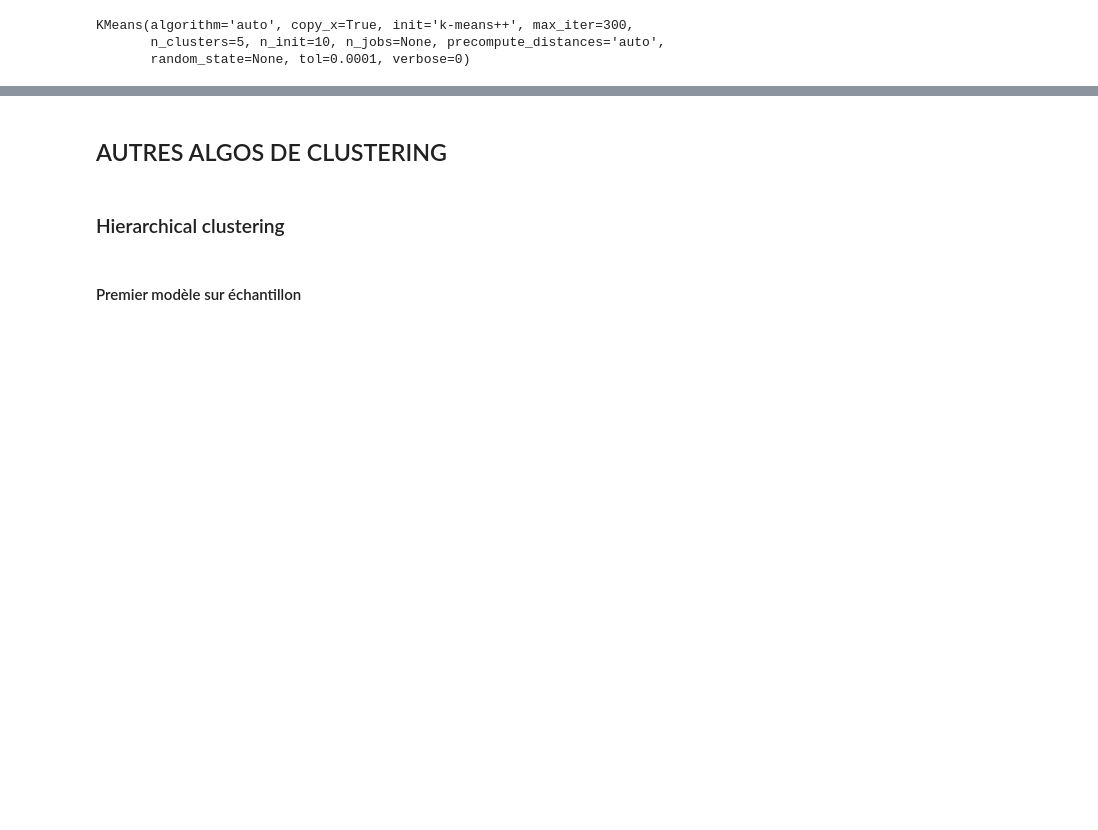
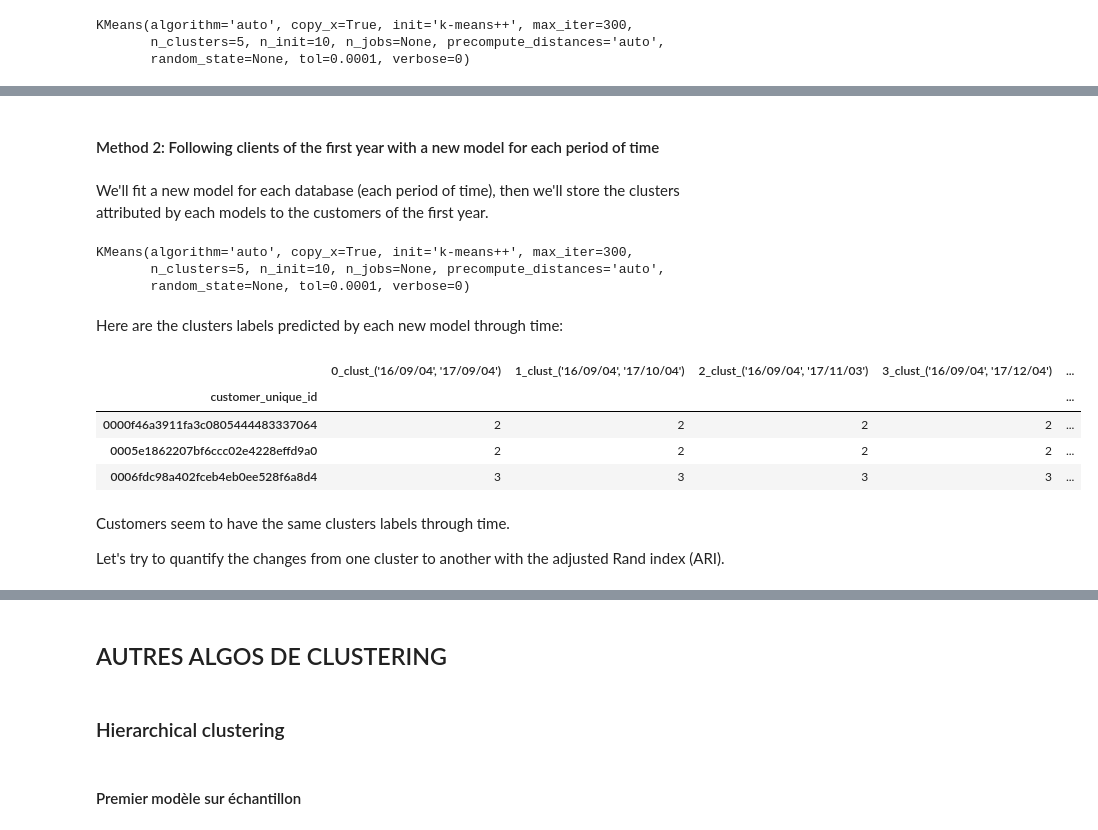
Before and after one commit to SmellyArmure/OC_DS_Project5, a Jupyter notebook: NOTEBOOKS/P5_Clustering.ipynb, the cells around one changed output, grey strips where cells are left out. Cells and saved outputs as stored; diff of their text form; code cells hidden in the pictures; blank space fills up the shorter version.

```diff
--- a/NOTEBOOKS/P5_Clustering.ipynb
+++ b/NOTEBOOKS/P5_Clustering.ipynb
@@ -1536,0 +1624,4 @@ df_clust_1st_year.head(3)
+# %% [markdown]
+#### Method 2: Following clients of the first year with a new model for each period of time
+# %% [markdown]
+We'll fit a new model for each database (each period of time), then we'll store the clusters attributed by each models to the customers of the first year.
@@ -1536,0 +1631,8 @@ df_clust_1st_year.head(3)
+# %%
+# Fitting the model on the database of the first year
+model = KMeans(n_clusters=5)
+model.fit(dict_df_cust_trans[0][0])
+# %% [output]
+KMeans(algorithm='auto', copy_x=True, init='k-means++', max_iter=300,
+       n_clusters=5, n_init=10, n_jobs=None, precompute_distances='auto',
+       random_state=None, tol=0.0001, verbose=0)
@@ -1536,0 +1646,19 @@ df_clust_1st_year.head(3)
+# %%
+# Computing the cluster label of each customer for each period of time
+dict_ser_clust = {}
+init_kmeans = 'k-means++'
+for k, v in dict_df_cust_trans.items():
+    df_ = v[0] # database of period k
+    name_ = v[1] # name of period k
+    n_init = 10 if k==0 else 1 # to avoid warning
+    model = KMeans(n_clusters=5, init=init_kmeans, n_init=n_init)
+    # fitting the model for each period of time (with new customers)
+    model.fit(df_)
+    # computing cluster_centers for more accurate fitting on the next period
+    init_kmeans = model.cluster_centers_
+    # getting labels of all the customers of the period
+    ser_clust = pd.Series(model.labels_,
+                          index=df_.index,
+                          name=f'{k}_clust_'+str(name_))
+    # storing only labels of the customers of 1st year
+    dict_ser_clust[k] = ser_clust.loc[ind_1st_year]
@@ -1537 +1673,15 @@ df_clust_1st_year.head(3)
+# %% [markdown]
+Here are the clusters labels predicted by each new model through time:
+# %%
+df_clust_1st_year.head(3)
+# %% [output]
+|  | 0_clust_('16/09/04', '17/09/04') | 1_clust_('16/09/04', '17/10/04') | 2_clust_('16/09/04', '17/11/03') | 3_clust_('16/09/04', '17/12/04') | ... |
+| customer_unique_id |  |  |  |  | ... |
+| 0000f46a3911fa3c0805444483337064 | 2 | 2 | 2 | 2 | ... |
+| 0005e1862207bf6ccc02e4228effd9a0 | 2 | 2 | 2 | 2 | ... |
+| 0006fdc98a402fceb4eb0ee528f6a8d4 | 3 | 3 | 3 | 3 | ... |
+# %% [markdown]
+Customers seem to have the same clusters labels through time.
+
+Let's try to quantify the changes from one cluster to another with the adjusted Rand index (ARI).
 # %%
```
Also changed, not shown: parts of 24 cells of this notebook, 1 other file.
